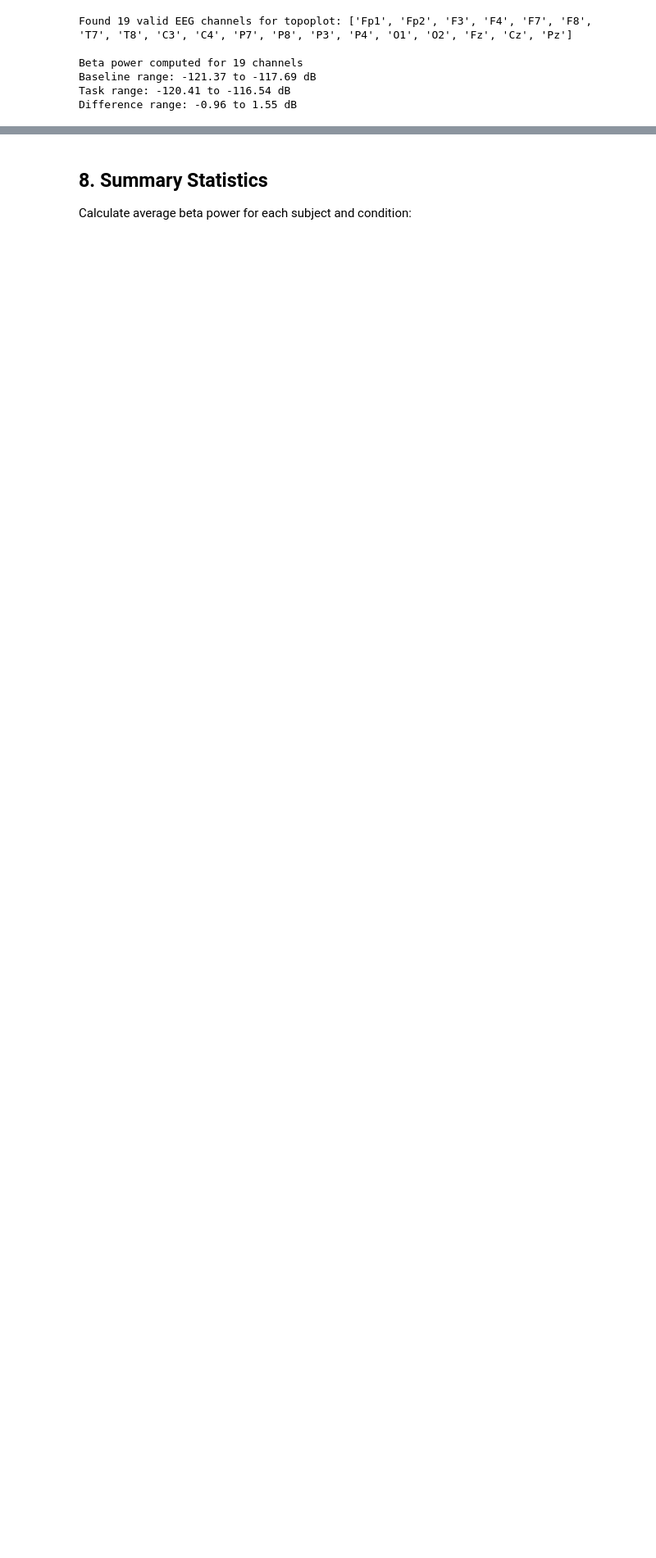
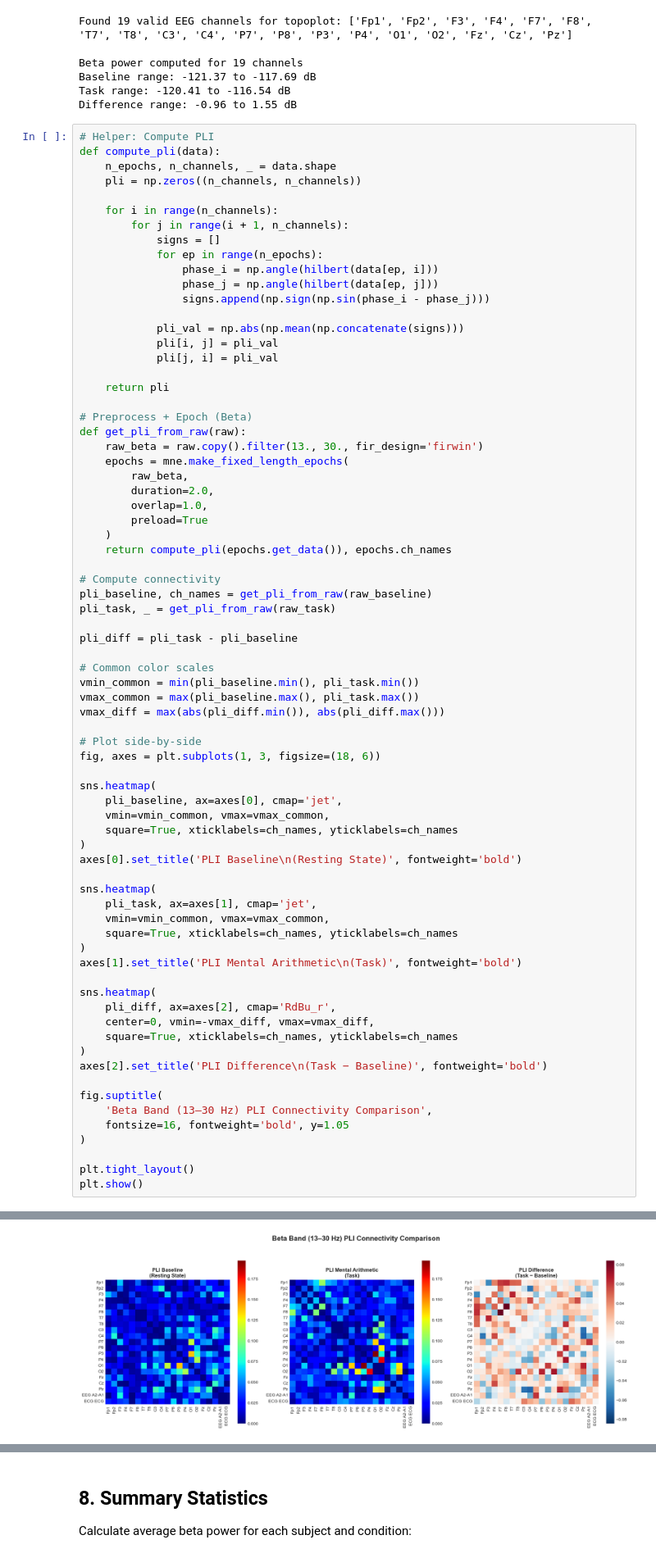
Before and after one commit to wildankev/eeg-vis, a Jupyter notebook: visualize.ipynb, the cells around one changed output, grey strips where cells are left out. Shown at 82% size. Drawn from its saved outputs; the diff is of its cells as text; blank space fills up the shorter version.

```diff
--- a/visualize.ipynb
+++ b/visualize.ipynb
@@ -396,3 +397,77 @@ Beta power computed for 19 channels
 Baseline range: -121.37 to -117.69 dB
 Task range: -120.41 to -116.54 dB
 Difference range: -0.96 to 1.55 dB
+# %%
+# Helper: Compute PLI
+def compute_pli(data):
+    n_epochs, n_channels, _ = data.shape
+    pli = np.zeros((n_channels, n_channels))
+
+    for i in range(n_channels):
+        for j in range(i + 1, n_channels):
+            signs = []
+            for ep in range(n_epochs):
+                phase_i = np.angle(hilbert(data[ep, i]))
+                phase_j = np.angle(hilbert(data[ep, j]))
+                signs.append(np.sign(np.sin(phase_i - phase_j)))
+
+            pli_val = np.abs(np.mean(np.concatenate(signs)))
+            pli[i, j] = pli_val
+            pli[j, i] = pli_val
+
+    return pli
+
+# Preprocess + Epoch (Beta)
+def get_pli_from_raw(raw):
+    raw_beta = raw.copy().filter(13., 30., fir_design='firwin')
+    epochs = mne.make_fixed_length_epochs(
+        raw_beta,
+        duration=2.0,
+        overlap=1.0,
+        preload=True
+    )
+    return compute_pli(epochs.get_data()), epochs.ch_names
+
+# Compute connectivity
+pli_baseline, ch_names = get_pli_from_raw(raw_baseline)
+pli_task, _ = get_pli_from_raw(raw_task)
+
+pli_diff = pli_task - pli_baseline
+
+# Common color scales
+vmin_common = min(pli_baseline.min(), pli_task.min())
+vmax_common = max(pli_baseline.max(), pli_task.max())
+vmax_diff = max(abs(pli_diff.min()), abs(pli_diff.max()))
+
+# Plot side-by-side
+fig, axes = plt.subplots(1, 3, figsize=(18, 6))
+
+sns.heatmap(
+    pli_baseline, ax=axes[0], cmap='jet',
+    vmin=vmin_common, vmax=vmax_common,
+    square=True, xticklabels=ch_names, yticklabels=ch_names
+)
+axes[0].set_title('PLI Baseline\n(Resting State)', fontweight='bold')
+
+sns.heatmap(
+    pli_task, ax=axes[1], cmap='jet',
+    vmin=vmin_common, vmax=vmax_common,
+    square=True, xticklabels=ch_names, yticklabels=ch_names
+)
+axes[1].set_title('PLI Mental Arithmetic\n(Task)', fontweight='bold')
+
+sns.heatmap(
+    pli_diff, ax=axes[2], cmap='RdBu_r',
+    center=0, vmin=-vmax_diff, vmax=vmax_diff,
+    square=True, xticklabels=ch_names, yticklabels=ch_names
+)
+axes[2].set_title('PLI Difference\n(Task − Baseline)', fontweight='bold')
+
+fig.suptitle(
+    'Beta Band (13–30 Hz) PLI Connectivity Comparison',
+    fontsize=16, fontweight='bold', y=1.05
+)
+
+plt.tight_layout()
+plt.show()
+# %% [output]
@@ -399 +491,2 @@ Difference range: -0.96 to 1.55 dB
+[figure, added]
 # %% [markdown]
```
Also changed, not shown: parts of 5 cells of this notebook, 1 other file.
